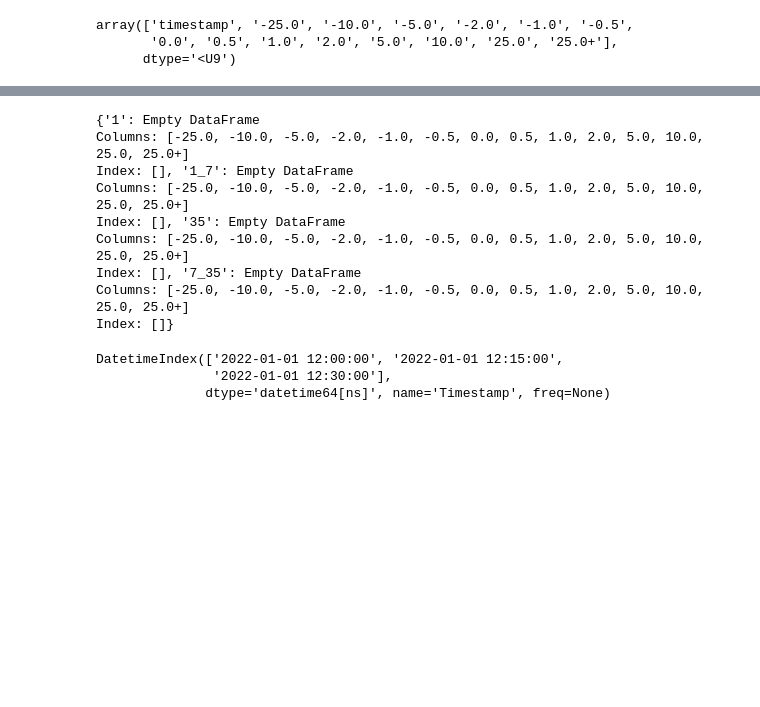
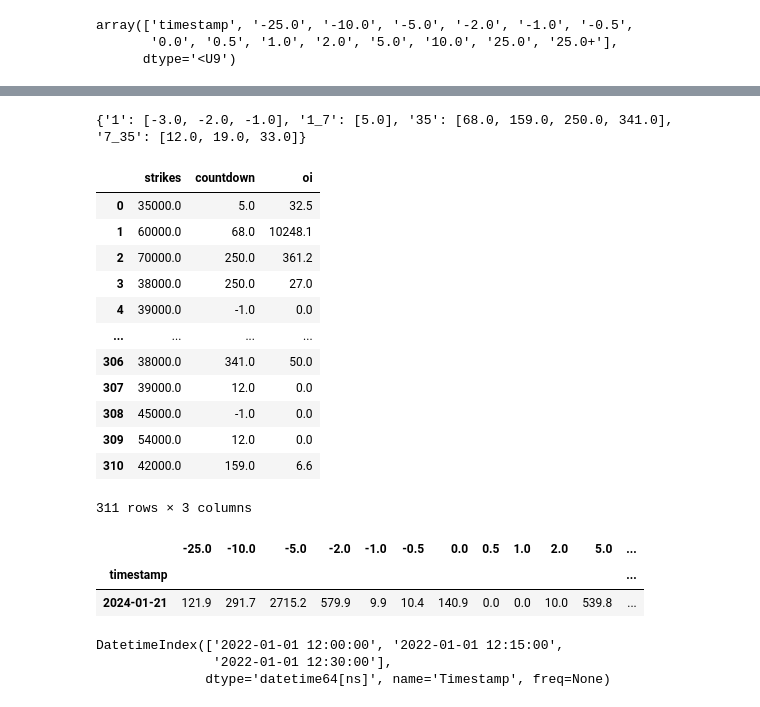
Before and after one commit to IndianaBug/fastmoonStreams, a Jupyter notebook: code/ob.ipynb, the cells around one changed output, grey strips where cells are left out. Cells and saved outputs as stored; diff of their text form; code cells hidden in the pictures; blank space fills up the shorter version.

Commit message:
options aggregator ready

```diff
--- a/code/ob.ipynb
+++ b/code/ob.ipynb
@@ -560,15 +564,47 @@ Wall time: 88 ms
 # %%
-print(df_dic)
+print(belong_bict)
 # %% [output]
-{'1': Empty DataFrame
-Columns: [-25.0, -10.0, -5.0, -2.0, -1.0, -0.5, 0.0, 0.5, 1.0, 2.0, 5.0, 10.0, 25.0, 25.0+]
-Index: [], '1_7': Empty DataFrame
-Columns: [-25.0, -10.0, -5.0, -2.0, -1.0, -0.5, 0.0, 0.5, 1.0, 2.0, 5.0, 10.0, 25.0, 25.0+]
-Index: [], '35': Empty DataFrame
-Columns: [-25.0, -10.0, -5.0, -2.0, -1.0, -0.5, 0.0, 0.5, 1.0, 2.0, 5.0, 10.0, 25.0, 25.0+]
-Index: [], '7_35': Empty DataFrame
-Columns: [-25.0, -10.0, -5.0, -2.0, -1.0, -0.5, 0.0, 0.5, 1.0, 2.0, 5.0, 10.0, 25.0, 25.0+]
-Index: []}
+{'1': [-3.0, -2.0, -1.0], '1_7': [5.0], '35': [68.0, 159.0, 250.0, 341.0], '7_35': [12.0, 19.0, 33.0]}
+# %%
+options_data_raw= json.load(open("C:\coding\SatoshiVault\code\data\option_snap.json"))
+
+options_data_puts = {
+    "strikes" : np.array([float(x['instrument_name'].split('-')[-2]) for x in options_data_raw['result'] if x['instrument_name'].split('-')[-1] == 'P' ]),
+    "countdown" : np.array([get_exp_day(x['instrument_name'].split('-')[1]) for x in options_data_raw['result'] if x['instrument_name'].split('-')[-1] == 'P' ]),
+    "oi" : np.array([float(x['open_interest']) for x in options_data_raw['result'] if x['instrument_name'].split('-')[-1] == 'P' ]),
+}
+
+options_data_calls= {
+    "strikes" : np.array([float(x['instrument_name'].split('-')[-2]) for x in options_data_raw['result'] if x['instrument_name'].split('-')[-1] == 'C' ]),
+    "countdown" : np.array([get_exp_day(x['instrument_name'].split('-')[1]) for x in options_data_raw['result'] if x['instrument_name'].split('-')[-1] == 'C' ]),
+    "oi" : np.array([float(x['open_interest']) for x in options_data_raw['result'] if x['instrument_name'].split('-')[-1] == 'C' ]),
+}
+
+df_puts = pd.DataFrame(options_data_puts)
+df_calls = pd.DataFrame(options_data_calls)
+
+
+df_calls
+# %% [output]
+|  | strikes | countdown | oi |
+| 0 | 35000.0 | 5.0 | 32.5 |
+| 1 | 60000.0 | 68.0 | 10248.1 |
+| 2 | 70000.0 | 250.0 | 361.2 |
+| 3 | 38000.0 | 250.0 | 27.0 |
+| 4 | 39000.0 | -1.0 | 0.0 |
+| ... | ... | ... | ... |
+| 306 | 38000.0 | 341.0 | 50.0 |
+| 307 | 39000.0 | 12.0 | 0.0 |
+| 308 | 45000.0 | -1.0 | 0.0 |
+| 309 | 54000.0 | 12.0 | 0.0 |
+| 310 | 42000.0 | 159.0 | 6.6 |
+311 rows × 3 columns
+# %%
+df_dic['1']
+# %% [output]
+|  | -25.0 | -10.0 | -5.0 | -2.0 | -1.0 | -0.5 | 0.0 | 0.5 | 1.0 | 2.0 | 5.0 | ... |
+| timestamp |  |  |  |  |  |  |  |  |  |  |  | ... |
+| 2024-01-21 | 121.9 | 291.7 | 2715.2 | 579.9 | 9.9 | 10.4 | 140.9 | 0.0 | 0.0 | 10.0 | 539.8 | ... |
 # %%
 import pandas as pd
 
```
Also changed, not shown: parts of 2 cells of this notebook, 17 other files.
